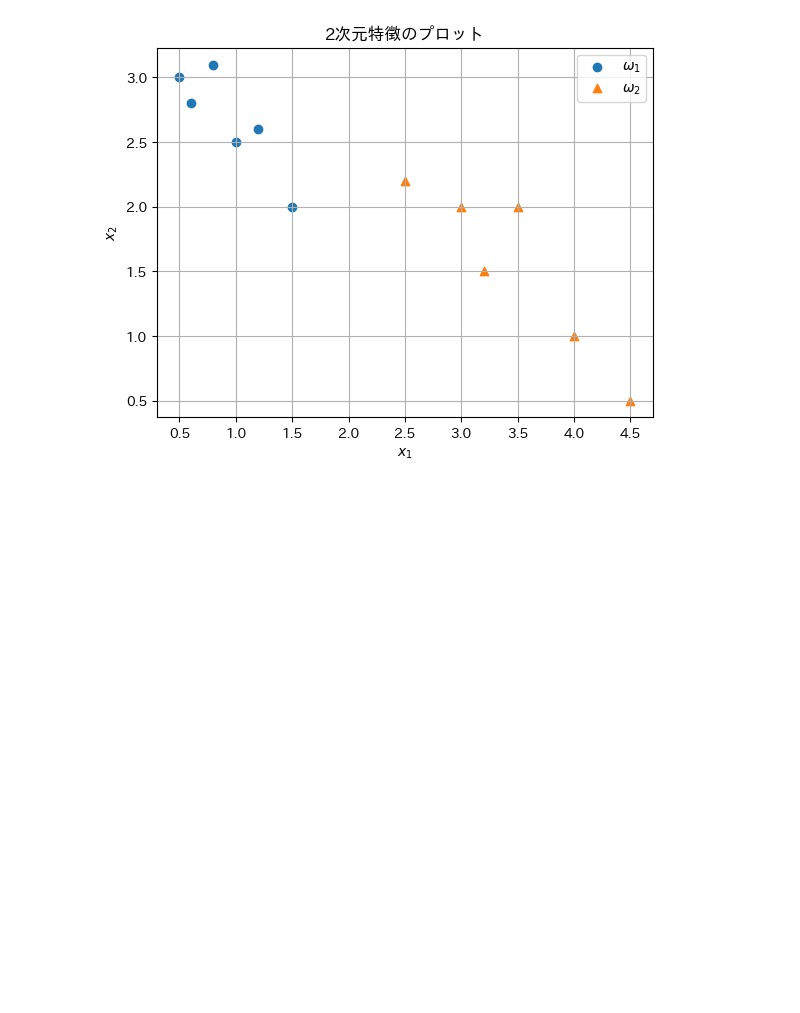
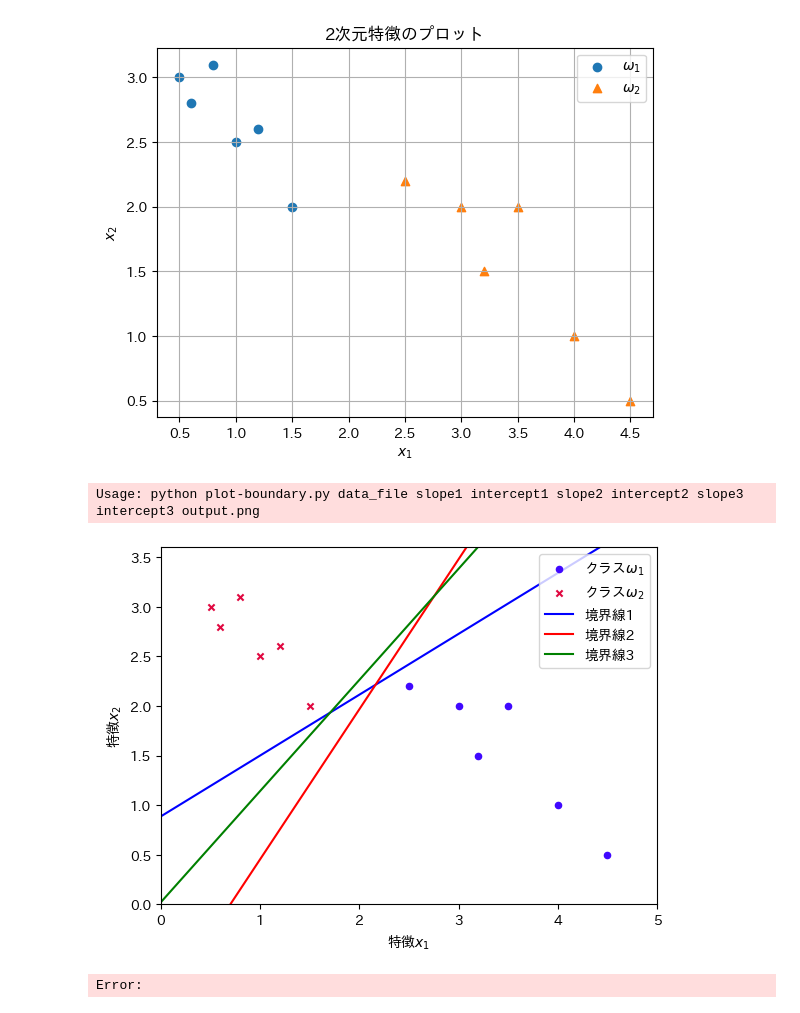
Before and after one commit to SorataBaka/kosen-5, a Jupyter notebook: ai-lab/percep_kit/plot.ipynb, the cells around one changed output. Drawn from its saved outputs; the diff is of its cells as text; code cells hidden in the pictures; blank space fills up the shorter version.

```diff
--- a/ai-lab/percep_kit/plot.ipynb
+++ b/ai-lab/percep_kit/plot.ipynb
@@ -44,3 +44,63 @@ plt.grid(True)
 plt.show()
 # %% [output]
 [figure]
+# %%
+import sys
+import numpy as np
+import matplotlib.pyplot as plt
+import matplotlib.font_manager as fm
+
+if len(sys.argv) != 6:
+    print('Usage: python plot-boundary.py data_file slope1 intercept1 slope2 intercept2 slope3 intercept3 output.png', file=sys.stderr)
+    exit()
+
+data_file = "mydata.dat"
+slope1 = 0.613
+intercept1 = 0.887
+slope2 = 1.512
+intercept2 = -1.058
+slope3 = 1.120
+intercept3 = 0.022
+png_file = "boundary.png"
+
+x = np.loadtxt(data_file, usecols=[1, 2])
+y = np.loadtxt(data_file, usecols=[0], dtype=int)
+
+# Set font (example IPAexG)
+font_path = "ipaexg.ttf"
+fm.fontManager.addfont(font_path)
+ipa_font = fm.FontProperties(fname=font_path)
+plt.rcParams["font.family"] = ipa_font.get_name()
+
+plt.axes().set_aspect('equal')
+c1 = (64/255, 8/255, 255/255)
+c2 = (224/255, 8/255, 64/255)
+
+margin = 0.5
+x_min, x_max = x[:, 0].min() - margin, x[:, 0].max() + margin
+y_min, y_max = x[:, 1].min() - margin, x[:, 1].max() + margin
+
+x1_points = x[y == 0]
+x2_points = x[y == 1]
+
+plt.scatter(x1_points[:, 0], x1_points[:, 1], color=c1, marker='o', s=20, label=r'クラス$\omega_1$')
+plt.scatter(x2_points[:, 0], x2_points[:, 1], color=c2, marker='x', s=20, label=r'クラス$\omega_2$')
+
+linex = np.linspace(x_min, x_max, 500)
+
+# Plot all three decision boundaries
+plt.plot(linex, slope1 * linex + intercept1, label='境界線1', color='blue')
+plt.plot(linex, slope2 * linex + intercept2, label='境界線2', color='red')
+plt.plot(linex, slope3 * linex + intercept3, label='境界線3', color='green')
+
+plt.xlim(x_min, x_max)
+plt.ylim(y_min, y_max)
+plt.xlabel(r'特徴$x_1$')
+plt.ylabel(r'特徴$x_2$')
+
+plt.legend(loc='upper right')
+plt.savefig(png_file, dpi=400)
+# %% [output]
+Usage: python plot-boundary.py data_file slope1 intercept1 slope2 intercept2 slope3 intercept3 output.png
+[figure, added]
+Error:
```
Also changed, not shown: 17 other files.
